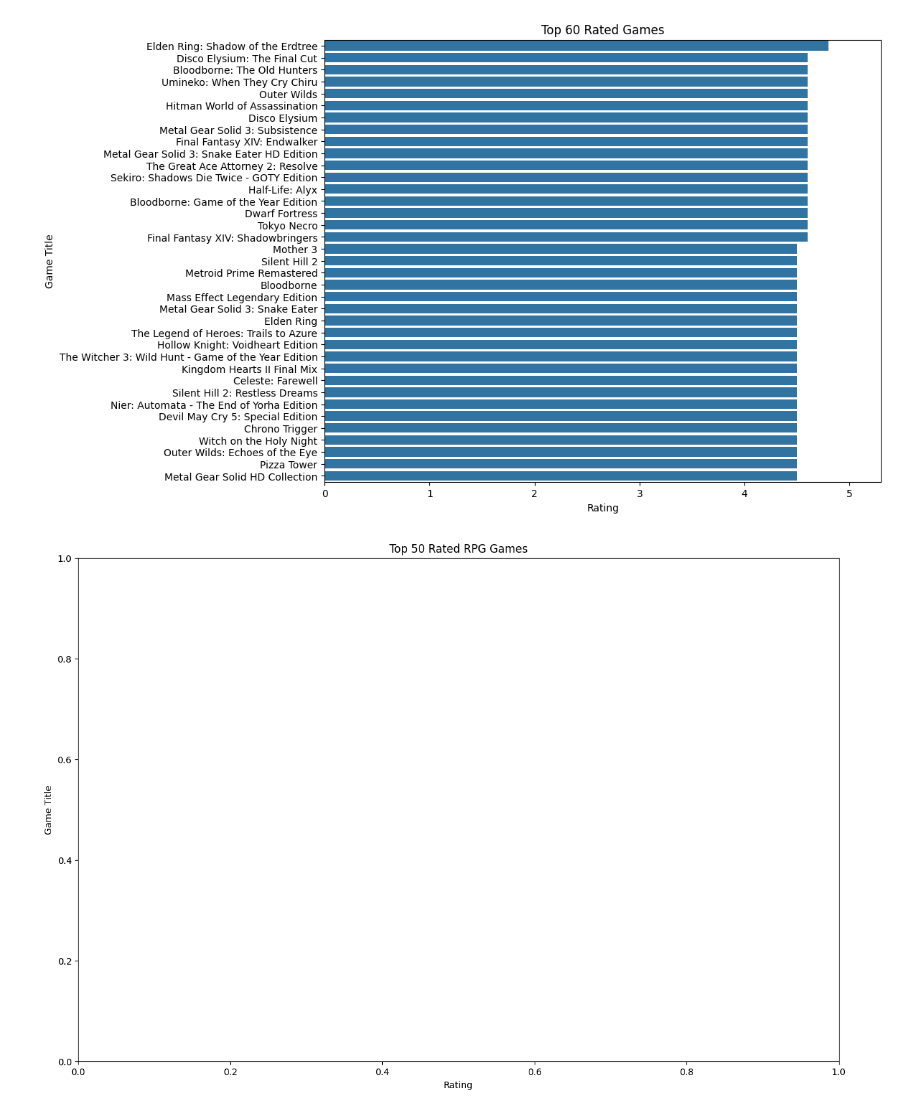
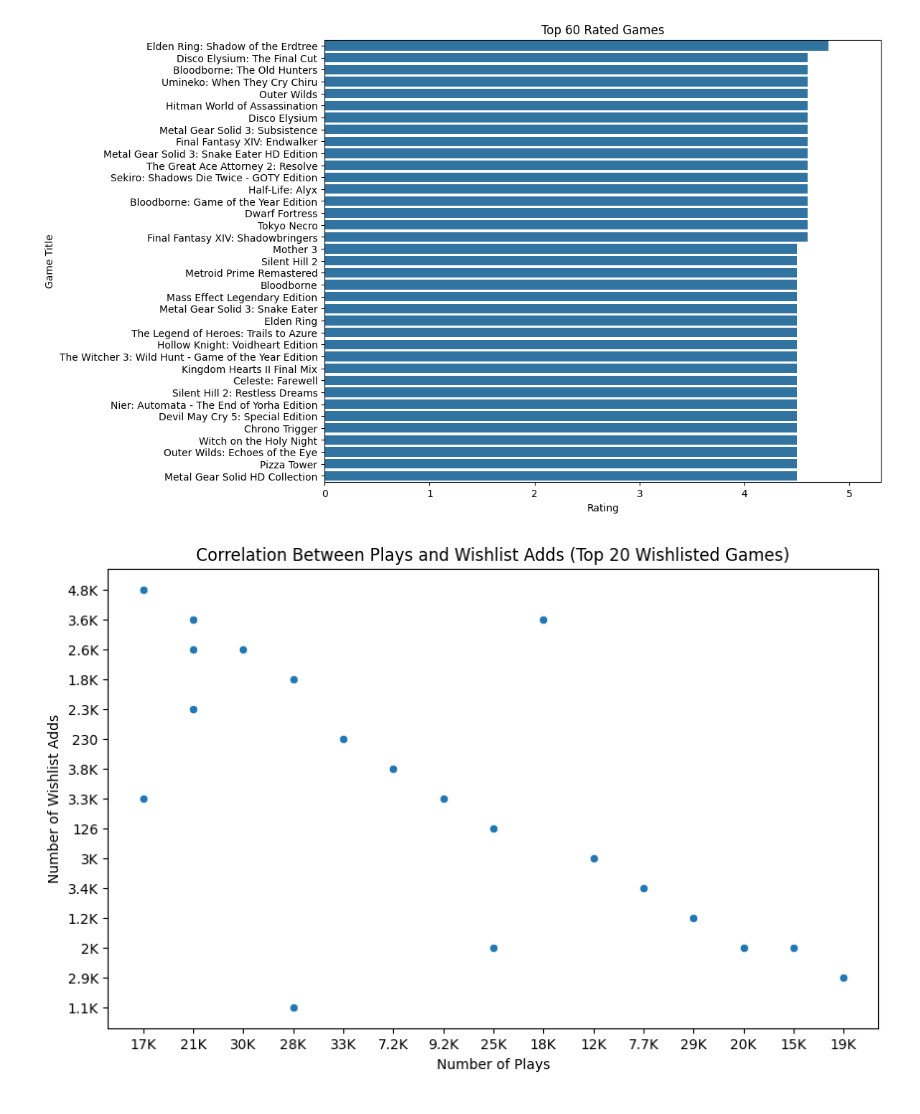
Before and after one commit to maecison/INTP-302-Project-1, a Jupyter notebook: Project.ipynb, the cells around one changed output. Drawn from its saved outputs; the diff is of its cells as text; code cells hidden in the pictures.

Commit message:
Edited charts, added more

```diff
--- a/Project.ipynb
+++ b/Project.ipynb
@@ -43,19 +43,14 @@ plt.xlim(0, top_rated_games['Rating'].max() + 0.5)
 plt.show()
 # %% [output]
 [figure]
-# %%
-# Filter for the RPG genre
-rpg_games = df[df['Genres'] == 'RPG']
-
-rpg_games['Rating'] = pd.to_numeric(rpg_games['Rating'], errors='coerce')
-
-top_rated_rpg_games = rpg_games.sort_values('Rating', ascending=False).head(50)
-
-plt.figure(figsize=(15, 10))
-sns.barplot(x='Rating', y='Title', data=top_rated_rpg_games, color='C0')
-plt.title('Top 50 Rated RPG Games')
-plt.xlabel('Rating')
-plt.ylabel('Game Title')
-plt.show()
-# %% [output]
-[figure, removed]
+# %%
+# Create the scatter plot
+plt.figure(figsize=(10, 6))
+sns.scatterplot(x='Plays', y='Wishlist', data=df.head(20))
+
+plt.title('Correlation Between Plays and Wishlist Adds (Top 20 Wishlisted Games)')
+plt.xlabel('Number of Plays')
+plt.ylabel('Number of Wishlist Adds')
+plt.show()
+# %% [output]
+[figure, added]
```
Also changed, not shown: parts of 1 cell of this notebook.
